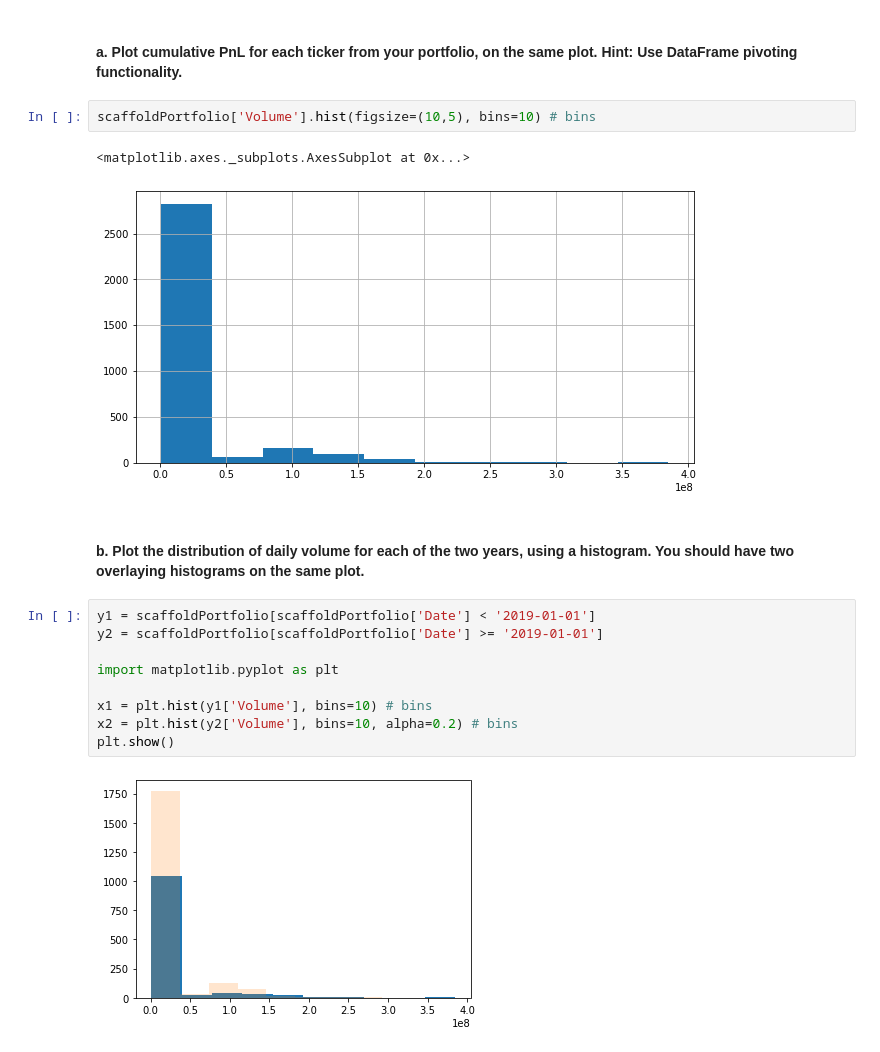
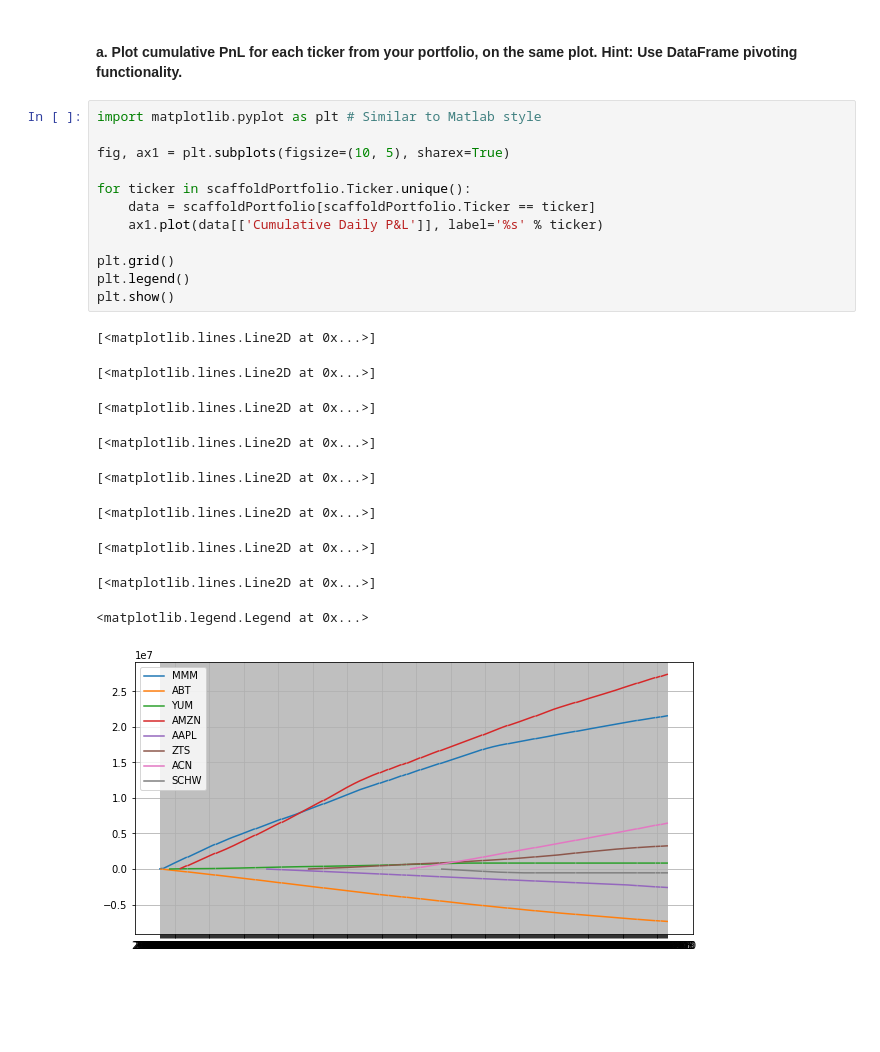
Before and after one commit to jeffsnguyen/Python, a Jupyter notebook: Level_9/Homework/9_5.ipynb, the cells around one changed output. Cells and saved outputs as stored; diff of their text form; blank space fills up the shorter version.

Commit message:
9.2.5 plotting p&L

```diff
--- a/Level_9/Homework/9_5.ipynb
+++ b/Level_9/Homework/9_5.ipynb
@@ -35,20 +36,25 @@ scaffoldPortfolio
 # %% [markdown]
 #### a. Plot cumulative PnL for each ticker from your portfolio, on the same plot. Hint: Use DataFrame pivoting functionality.
-# %%
-scaffoldPortfolio['Volume'].hist(figsize=(10,5), bins=10) # bins
-# %% [output]
-<matplotlib.axes._subplots.AxesSubplot at 0x...>
-[figure, removed]
-# %% [markdown]
-#### b. Plot the distribution of daily volume for each of the two years, using a histogram. You should have two overlaying histograms on the same plot.
-# %%
-y1 = scaffoldPortfolio[scaffoldPortfolio['Date'] < '2019-01-01']
-y2 = scaffoldPortfolio[scaffoldPortfolio['Date'] >= '2019-01-01']
-
-import matplotlib.pyplot as plt
-
-x1 = plt.hist(y1['Volume'], bins=10) # bins
-x2 = plt.hist(y2['Volume'], bins=10, alpha=0.2) # bins
-plt.show()
-# %% [output]
-[figure, removed]
+# %%
+import matplotlib.pyplot as plt # Similar to Matlab style
+
+fig, ax1 = plt.subplots(figsize=(10, 5), sharex=True)
+
+for ticker in scaffoldPortfolio.Ticker.unique():
+    data = scaffoldPortfolio[scaffoldPortfolio.Ticker == ticker]
+    ax1.plot(data[['Cumulative Daily P&L']], label='%s' % ticker)
+
+plt.grid()
+plt.legend()
+plt.show()
+# %% [output]
+[<matplotlib.lines.Line2D at 0x...>]
+[<matplotlib.lines.Line2D at 0x...>]
+[<matplotlib.lines.Line2D at 0x...>]
+[<matplotlib.lines.Line2D at 0x...>]
+[<matplotlib.lines.Line2D at 0x...>]
+[<matplotlib.lines.Line2D at 0x...>]
+[<matplotlib.lines.Line2D at 0x...>]
+[<matplotlib.lines.Line2D at 0x...>]
+<matplotlib.legend.Legend at 0x...>
+[figure, added]
```
Also changed, not shown: parts of 3 cells of this notebook.
